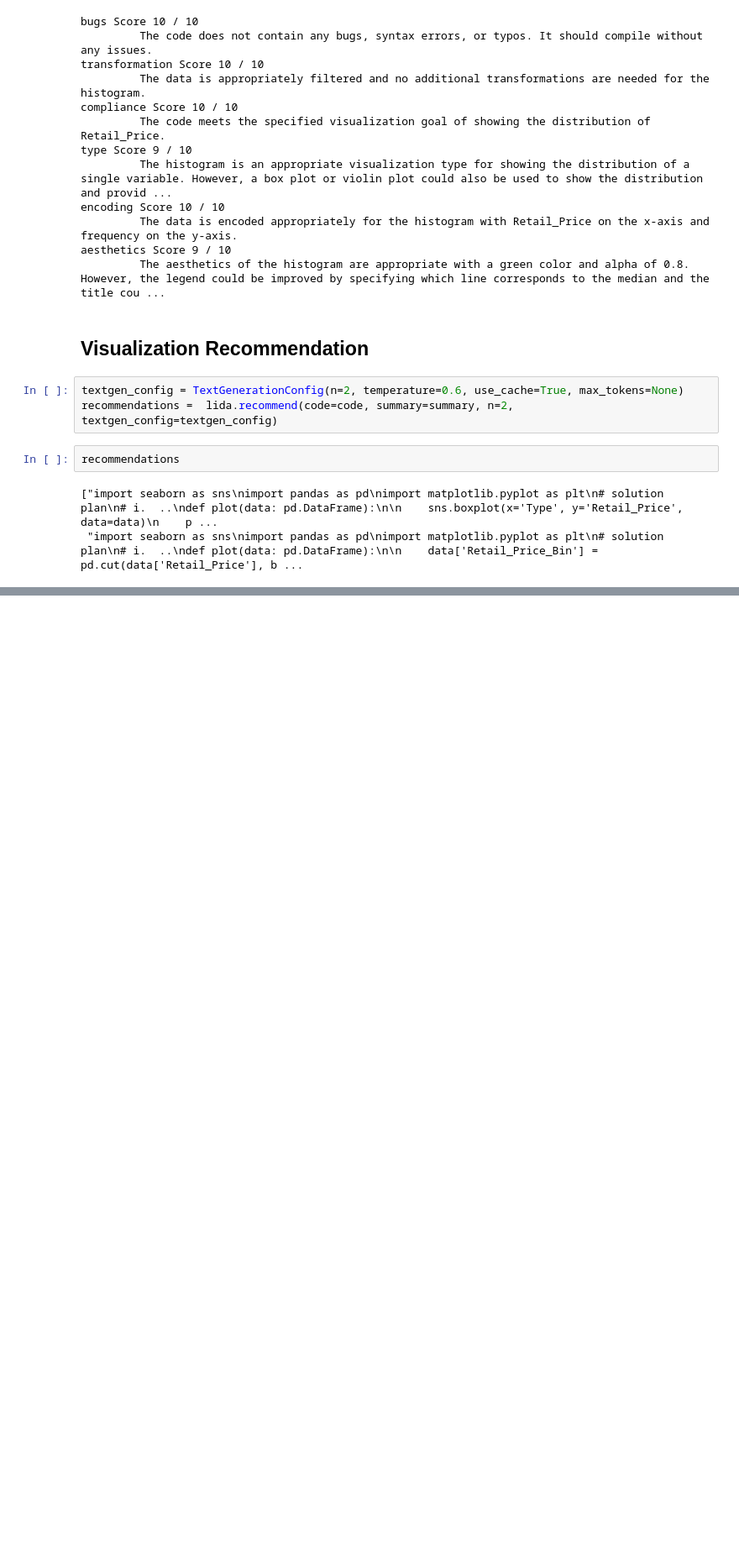
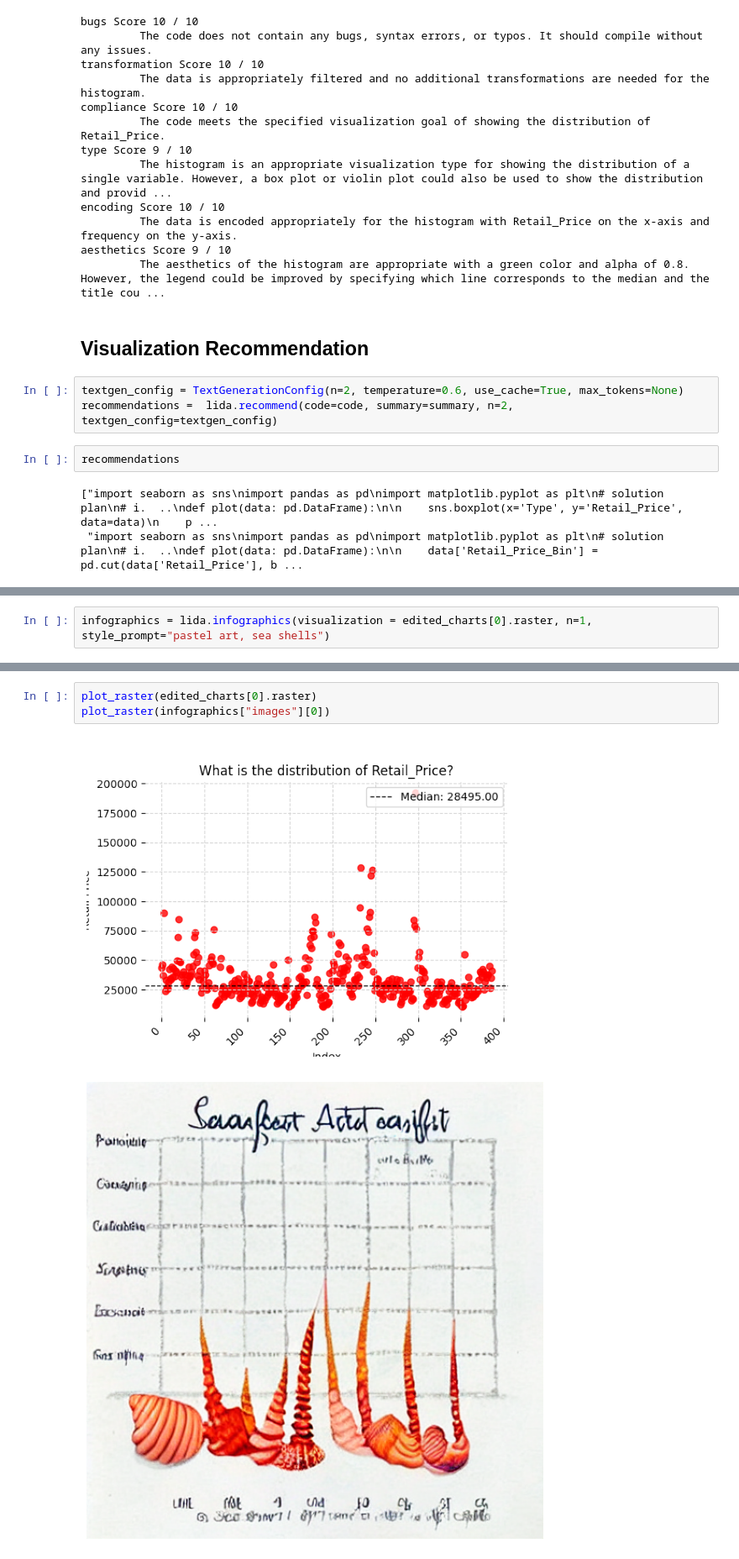
Before and after one commit to microsoft/lida, a Jupyter notebook: notebooks/tutorial.ipynb, the cells around one changed output, grey strips where cells are left out. Shown at 84% size. Saved outputs shown, nothing was run; the diff lists cells and outputs as text; blank space fills up the shorter version.

```diff
--- a/notebooks/tutorial.ipynb
+++ b/notebooks/tutorial.ipynb
@@ -183,0 +201,2 @@ chart = plot(data)
+# %%
+infographics = lida.infographics(visualization = edited_charts[0].raster, n=1, style_prompt="pastel art, sea shells")
@@ -183,0 +208,6 @@ chart = plot(data)
+# %%
+plot_raster(edited_charts[0].raster)
+plot_raster(infographics["images"][0])
+# %% [output]
+[figure, added]
+[figure, added]
```
Also changed, not shown: parts of 9 cells of this notebook, 4 other files.
